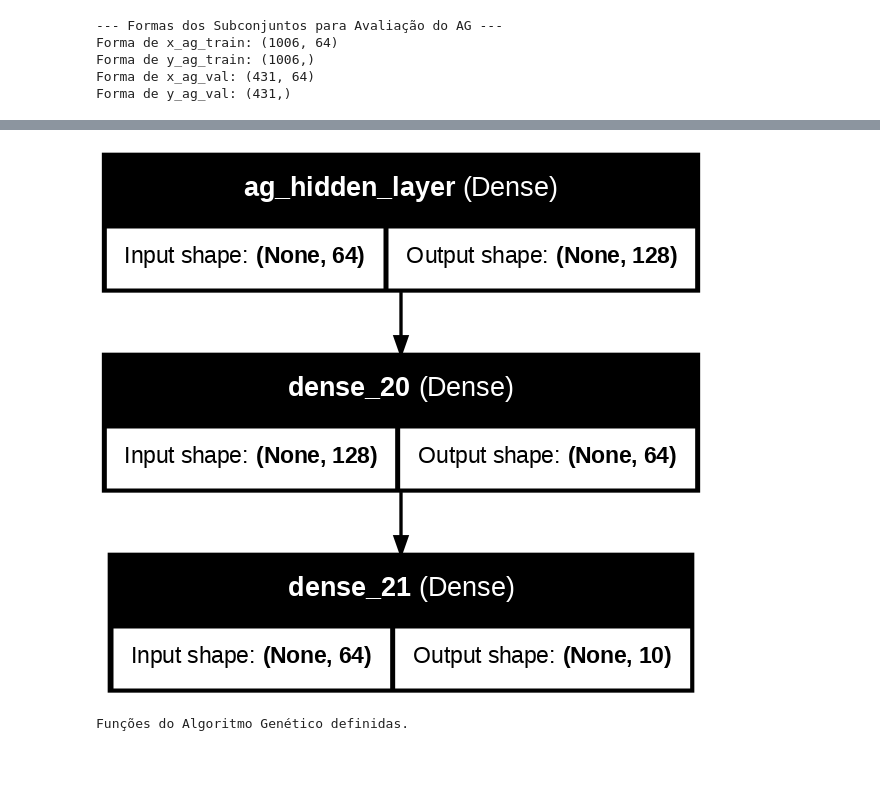
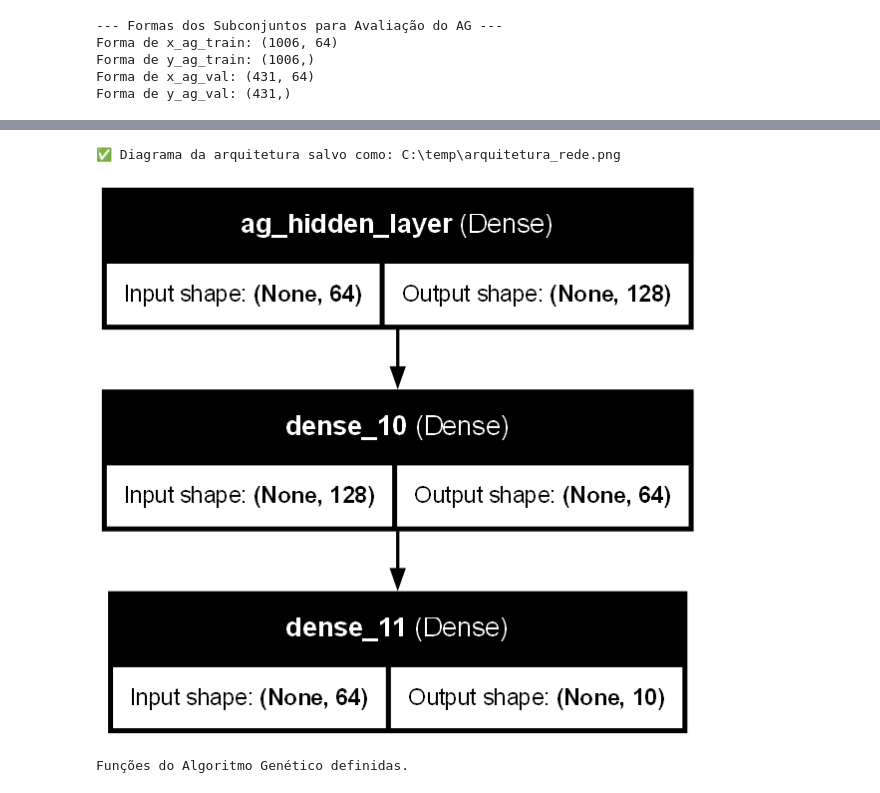
Before and after one commit to pradodis/digits-ag-dl, a Jupyter notebook: notebooks/OficialAG2.ipynb, the cells around one changed output, grey strips where cells are left out. Saved outputs shown, nothing was run; the diff lists cells and outputs as text; code cells hidden in the pictures; blank space fills up the shorter version.

```diff
--- a/notebooks/OficialAG2.ipynb
+++ b/notebooks/OficialAG2.ipynb
@@ -45,11 +45,6 @@ def load_and_preprocess_data():
     return x_treino, x_teste, y_treino, y_teste, digits.images
 
 def build_model_for_ag_fitness(input_shape, hidden_layer_1_weights=None, hidden_layer_1_biases=None):
-    """
-    Constrói o modelo Keras.
-    Se hidden_layer_1_weights/biases forem fornecidos, define-os e congela a camada.
-    Caso contrário, a camada será treinável.
-    """
     model = keras.Sequential([
         keras.layers.InputLayer(shape=input_shape),
         keras.layers.Dense(128, activation='relu', name='ag_hidden_layer'), # Nomeamos para fácil acesso
@@ -73,17 +68,12 @@ def build_model_for_ag_fitness(input_shape, hidden_layer_1_weights=None, hidden_
 
 # --- Funções Auxiliares para Manipulação de Pesos ---
 def flatten_weights(weights_list):
-    """Achata uma lista de arrays de pesos (W, b) em um único vetor."""
     flattened = []
     for arr in weights_list:
         flattened.extend(arr.flatten())
     return np.array(flattened)
 
 def unflatten_weights(flat_weights, layer_shapes):
-    """
-    Remodela um vetor achatado de pesos de volta para o formato original (W, b).
-    `layer_shapes` deve ser uma lista de tuplas (shape_W, shape_b) para a camada.
-    """
     reshaped_weights = []
     current_index = 0
     for w_shape, b_shape in layer_shapes:
@@ -371,21 +337,34 @@ graphviz is already the newest version (2.42.2-6ubuntu0.1).
 # %%
 from tensorflow.keras.utils import plot_model
 import os
 
 # Certifique-se de ter o modelo compilado:
 modelo_para_plotar = build_model_for_ag_fitness(input_shape=[64])
 
 # Diretório de saída
-saida_arquivo = "arquitetura_rede.png"
+saida_arquivo = r"C:\temp\arquitetura_rede.png"
 
-# Gera o diagrama
-plot_model(modelo_para_plotar, to_file=saida_arquivo, show_shapes=True, show_layer_names=True, dpi=120)
+try:
+	# Gera o diagrama
+	plot_model(modelo_para_plotar, to_file=saida_arquivo, show_shapes=True, show_layer_names=True, dpi=120)
 
-# Mostra no notebook (se estiver usando Jupyter/Colab)
-from IPython.display import Image
-Image(filename=saida_arquivo)
+	# Verifica se o arquivo foi criado
+	if os.path.exists(saida_arquivo):
+		print(f"✅ Diagrama da arquitetura salvo como: {saida_arquivo}")
+
+		# Mostra no notebook (se estiver usando Jupyter/Colab)
+		from IPython.display import Image, display
+		display(Image(filename=saida_arquivo))
+	else:
+		print("❌ Erro: Arquivo de diagrama não foi criado.")
+
+except Exception as e:
+	print(f"❌ Erro ao gerar o diagrama: {e}")
+	print("\nAlternativa: Exibindo resumo da arquitetura:")
+	modelo_para_plotar.summary()
 # %% [output]
+✅ Diagrama da arquitetura salvo como: C:\temp\arquitetura_rede.png
-[figure, old version]
+[figure, new version]
 # %%
 # --- Funções do Algoritmo Genético ---
 
```
Also changed, not shown: parts of 10 cells of this notebook, 1 other file.
